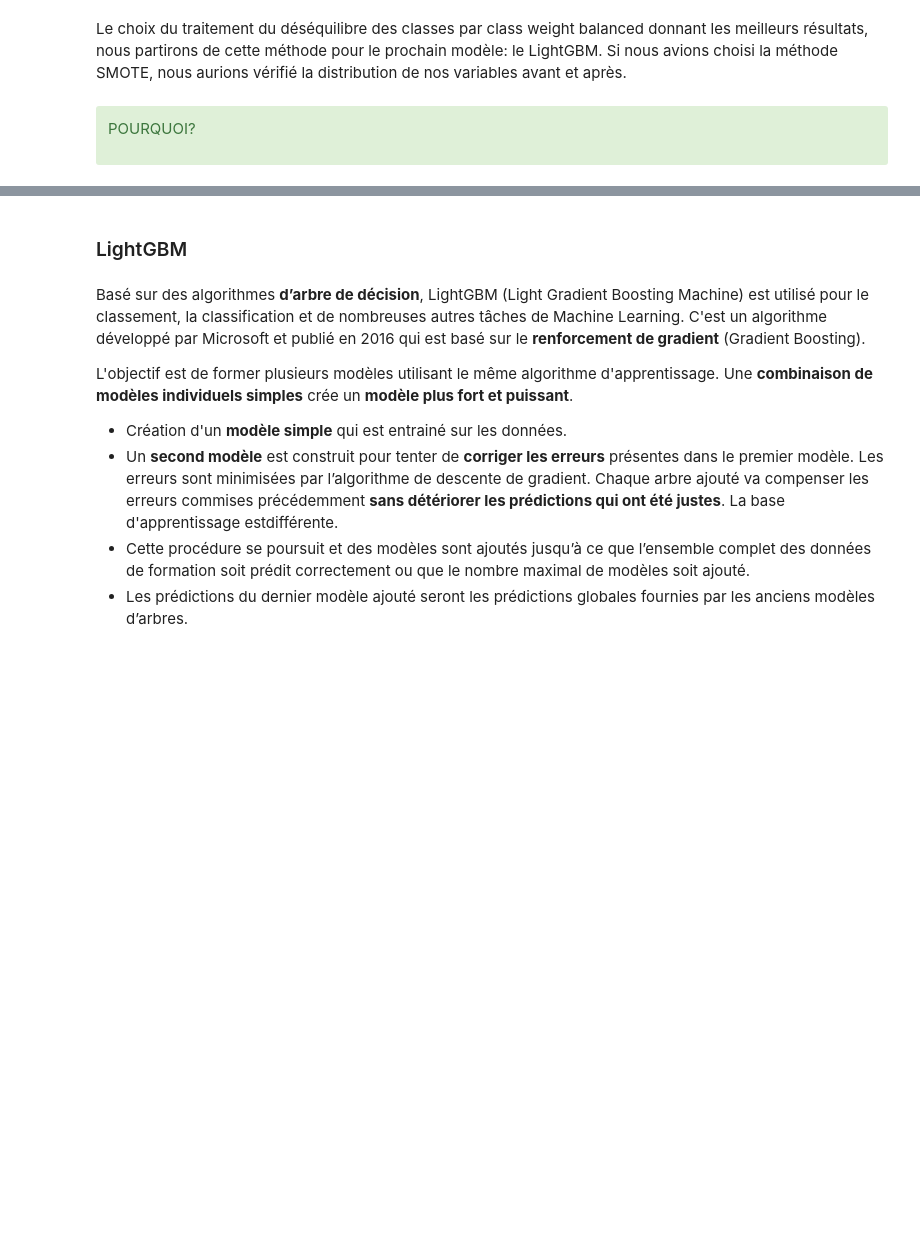
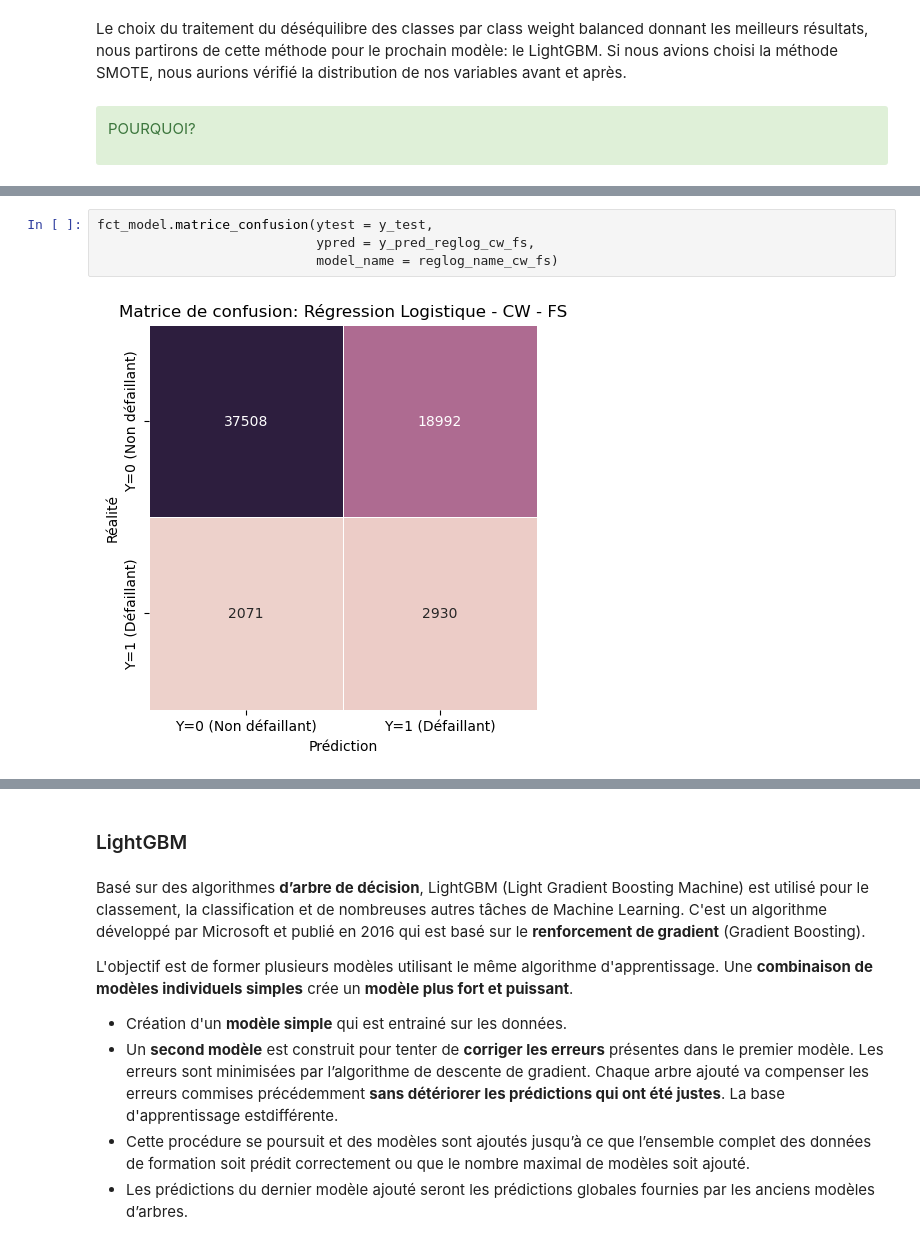
Before and after one commit to Milie-Mimi/OC_DS_Project7_, a Jupyter notebook: GROSCHENE_Emilie_2_model_032023.ipynb, the cells around one changed output, grey strips where cells are left out. Cells and saved outputs as stored; diff of their text form; blank space fills up the shorter version.

```diff
--- a/GROSCHENE_Emilie_2_model_032023.ipynb
+++ b/GROSCHENE_Emilie_2_model_032023.ipynb
@@ -1283,0 +1335,6 @@ sns.barplot(data = weights_reglin_CO2, x = 'coef', y = 'features');
+# %%
+fct_model.matrice_confusion(ytest = y_test,
+                            ypred = y_pred_reglog_cw_fs,
+                            model_name = reglog_name_cw_fs)
+# %% [output]
+[figure, added]
```
Also changed, not shown: parts of 65 cells of this notebook.
